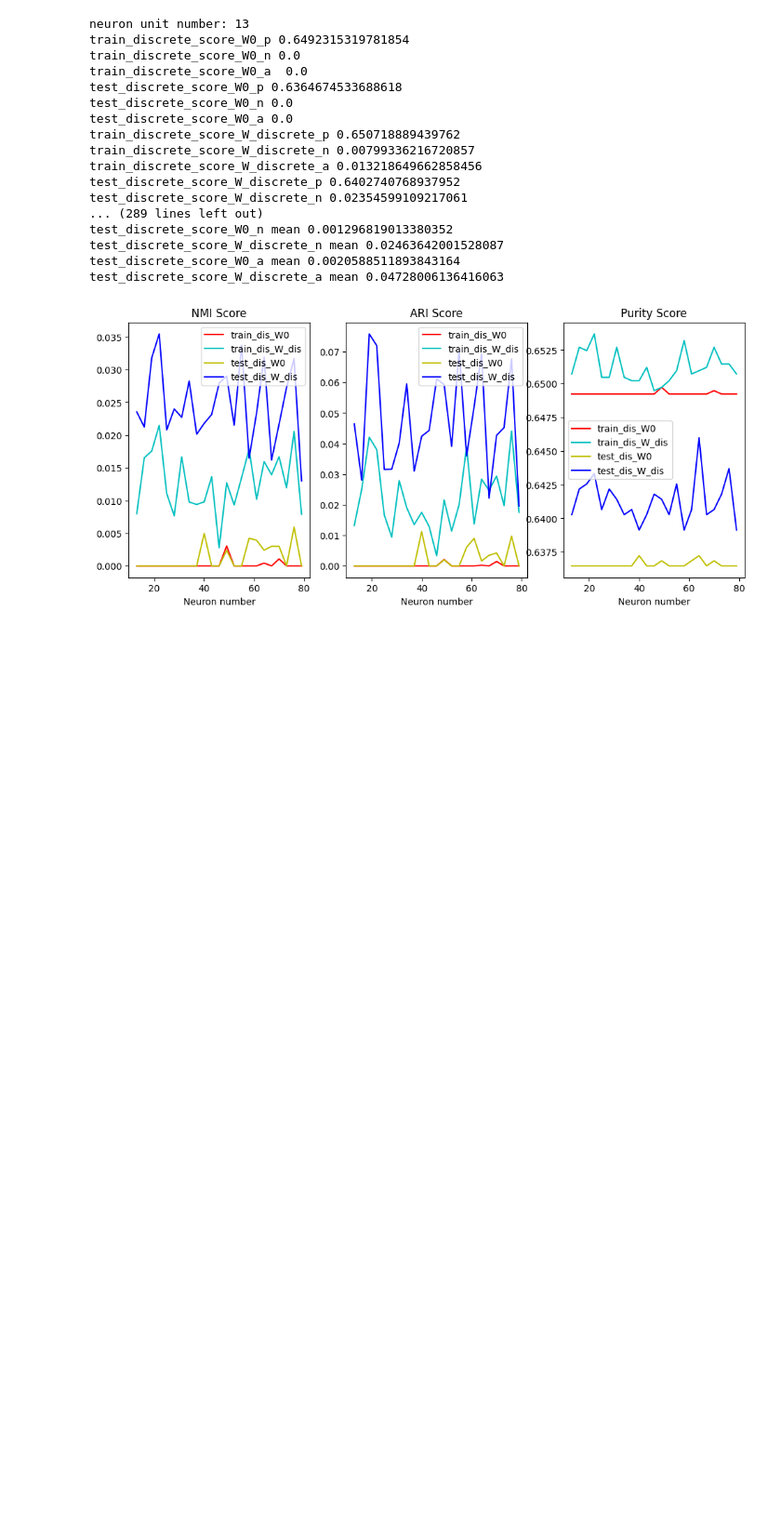
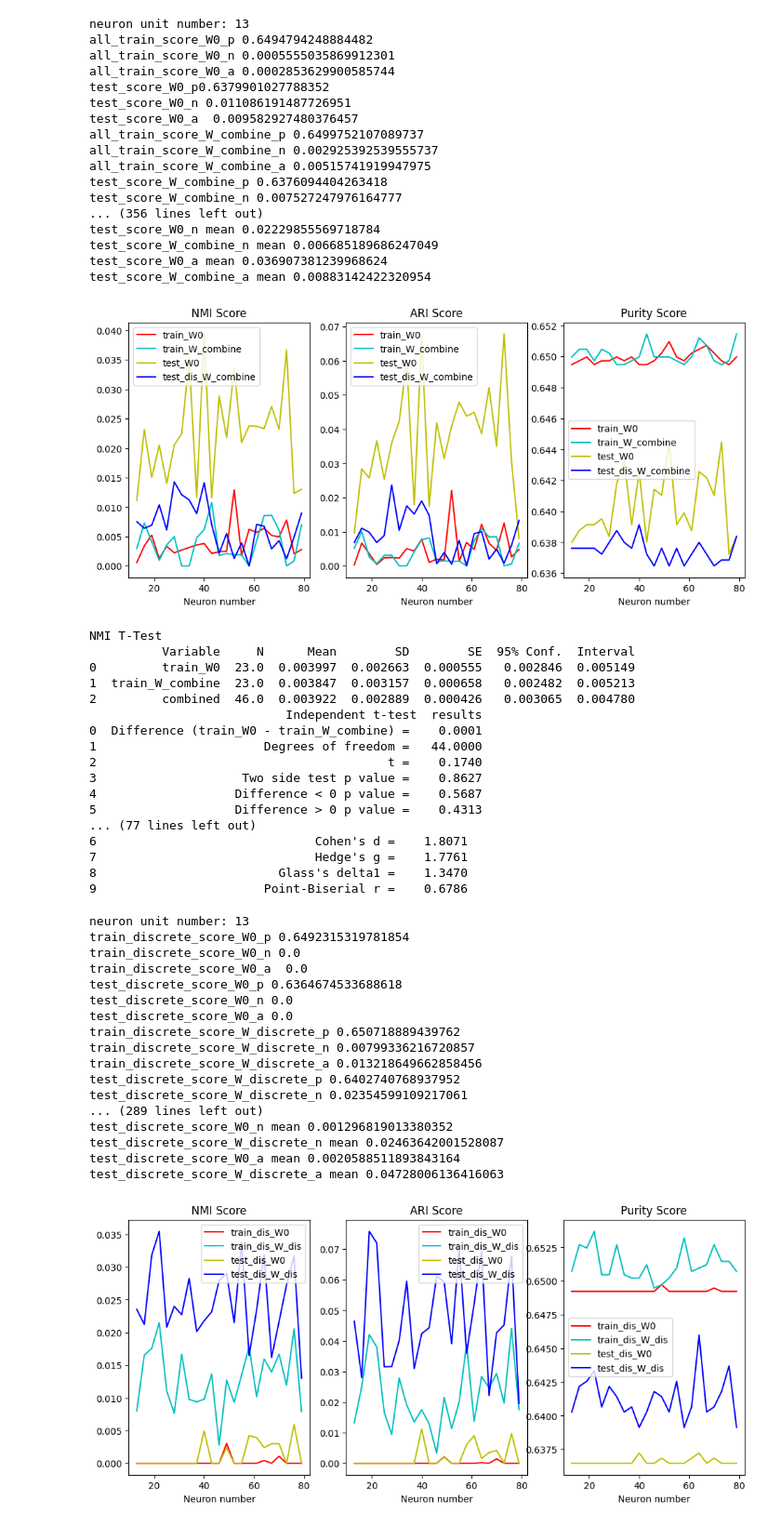
Before and after one commit to foolishfool/JupyterNotebook, a Jupyter notebook: SOM/SOG_Customer Segmentation.ipynb, the cells around one changed output. Shown at 93% size. Drawn from its saved outputs; the diff is of its cells as text; code cells hidden in the pictures; blank space fills up the shorter version.

Commit message:
SOG compared with Other Encoding Mixed Data

```diff
--- a/SOM/SOG_Customer Segmentation.ipynb
+++ b/SOM/SOG_Customer Segmentation.ipynb
@@ -77,4 +79,53 @@ dataread.initializedataset(csv,csv_training,csv_test,csv_training_original_encod
  column number self.data_train_discrete 7
+# %%
+#new  sum encoding hybrid
+import experiment
+unstable_repeat_num= 30
+scope_num = 80
+class_num = 13
+dim_num = 7
+best_num = 48
+interval = 3
+
+
+experiment = experiment.Experiment()
+experiment.UTtest_Discrete_Continuous(dataread,False,class_num,best_num, scope_num,unstable_repeat_num,0,interval,2,4)
+# %% [output]
+neuron unit number: 13
+all_train_score_W0_p 0.6494794248884482
+all_train_score_W0_n 0.0005555035869912301
+all_train_score_W0_a 0.0002853629900585744
+test_score_W0_p0.6379901027788352
+test_score_W0_n 0.011086191487726951
+test_score_W0_a  0.009582927480376457
+all_train_score_W_combine_p 0.6499752107089737
+all_train_score_W_combine_n 0.002925392539555737
+all_train_score_W_combine_a 0.00515741919947975
+test_score_W_combine_p 0.6376094404263418
+test_score_W_combine_n 0.007527247976164777
+... (356 lines left out)
+test_score_W0_n mean 0.02229855569718784
+test_score_W_combine_n mean 0.006685189686247049
+test_score_W0_a mean 0.036907381239968624
+test_score_W_combine_a mean 0.00883142422320954
+[figure, added]
+NMI T-Test
+          Variable     N      Mean        SD        SE  95% Conf.  Interval
+0         train_W0  23.0  0.003997  0.002663  0.000555   0.002846  0.005149
+1  train_W_combine  23.0  0.003847  0.003157  0.000658   0.002482  0.005213
+2         combined  46.0  0.003922  0.002889  0.000426   0.003065  0.004780
+                           Independent t-test  results
+0  Difference (train_W0 - train_W_combine) =    0.0001
+1                       Degrees of freedom =   44.0000
+2                                        t =    0.1740
+3                    Two side test p value =    0.8627
+4                   Difference < 0 p value =    0.5687
+5                   Difference > 0 p value =    0.4313
+... (77 lines left out)
+6                              Cohen's d =    1.8071
+7                              Hedge's g =    1.7761
+8                         Glass's delta1 =    1.3470
+9                       Point-Biserial r =    0.6786
 # %%
 #new  one hot encoding
 import experiment
```
Also changed, not shown: parts of 2 cells of this notebook, 6 other files.
